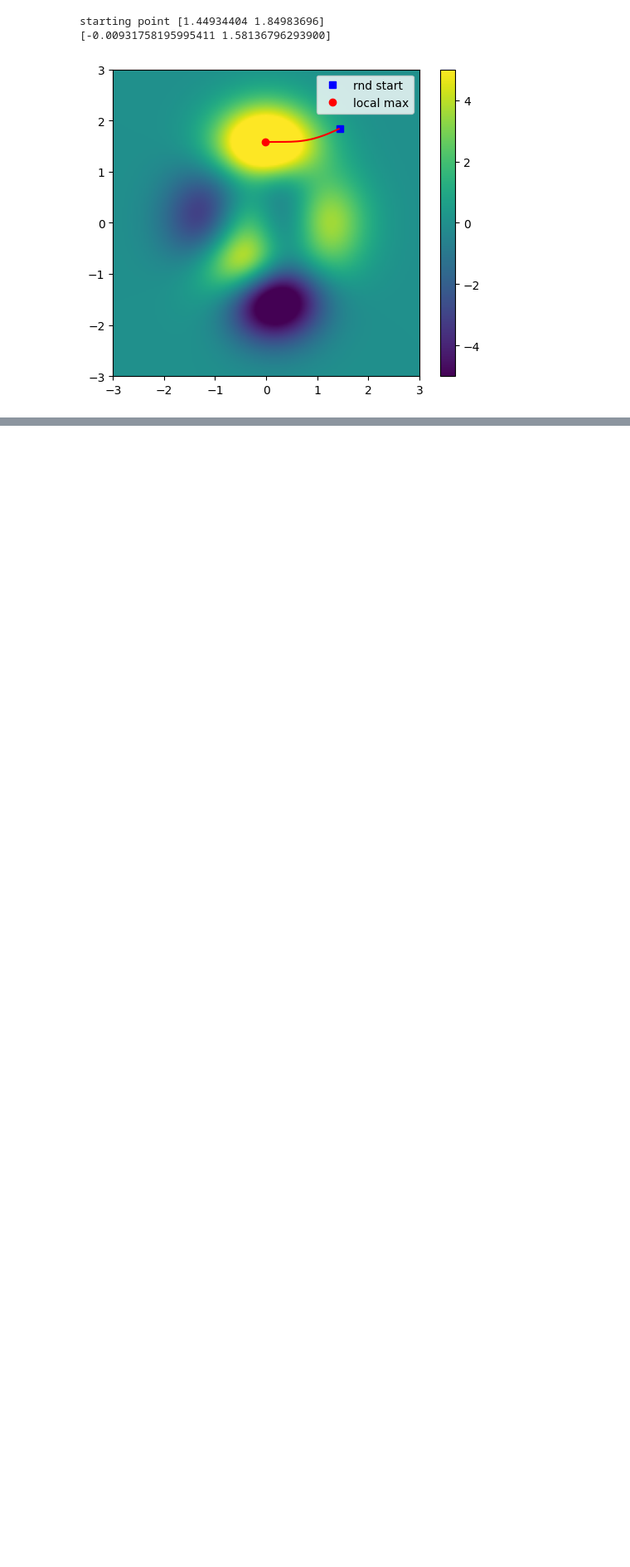
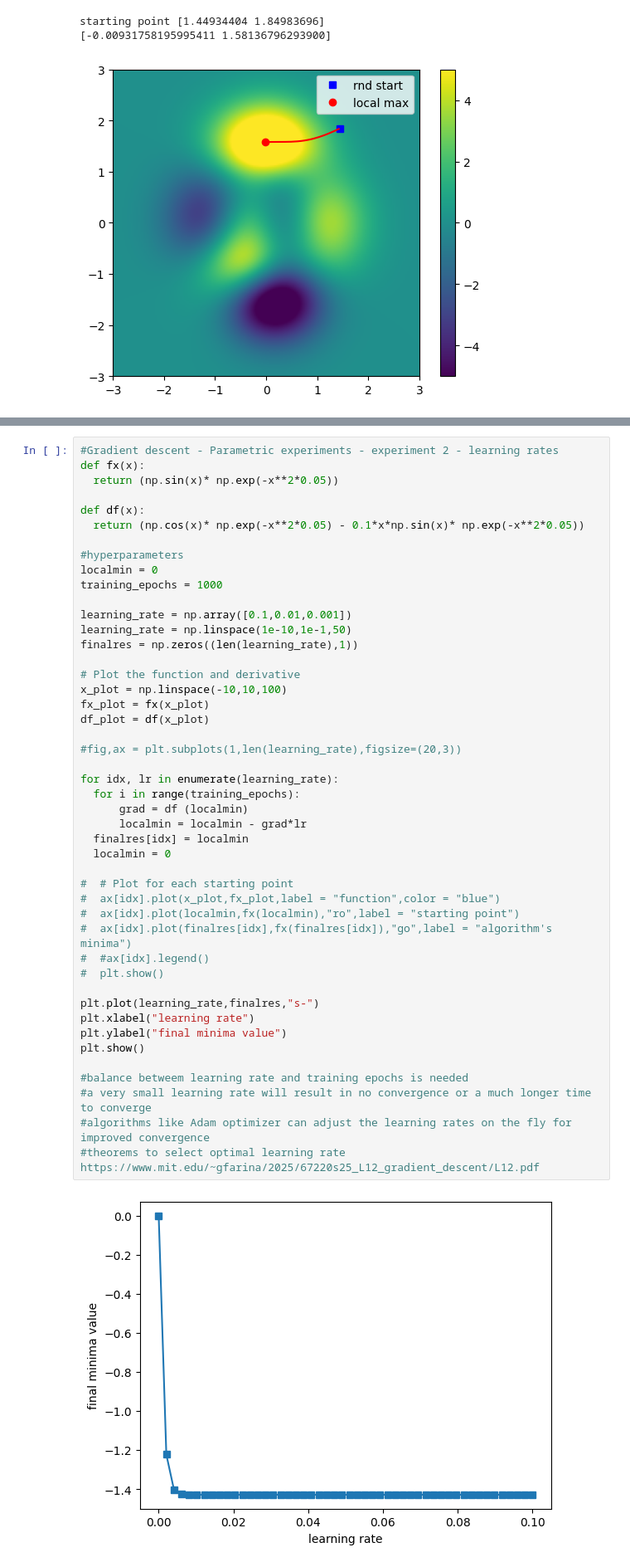
Before and after one commit to taruvaid/Fourier-Neural-Operators, a Jupyter notebook: gradient_descent.ipynb, the cells around one changed output, grey strips where cells are left out. Shown at 83% size. Cells and saved outputs as stored; diff of their text form; blank space fills up the shorter version.

```diff
--- a/gradient_descent.ipynb
+++ b/gradient_descent.ipynb
@@ -1000,0 +1095,48 @@ starting point [1.44934404 1.84983696]
+# %%
+#Gradient descent - Parametric experiments - experiment 2 - learning rates
+def fx(x):
+  return (np.sin(x)* np.exp(-x**2*0.05))
+
+def df(x):
+  return (np.cos(x)* np.exp(-x**2*0.05) - 0.1*x*np.sin(x)* np.exp(-x**2*0.05))
+
+#hyperparameters
+localmin = 0
+training_epochs = 1000
+
+learning_rate = np.array([0.1,0.01,0.001])
+learning_rate = np.linspace(1e-10,1e-1,50)
+finalres = np.zeros((len(learning_rate),1))
+
+# Plot the function and derivative
+x_plot = np.linspace(-10,10,100)
+fx_plot = fx(x_plot)
+df_plot = df(x_plot)
+
+#fig,ax = plt.subplots(1,len(learning_rate),figsize=(20,3))
+
+for idx, lr in enumerate(learning_rate):
+  for i in range(training_epochs):
+      grad = df (localmin)
+      localmin = localmin - grad*lr
+  finalres[idx] = localmin
+  localmin = 0
+
+#  # Plot for each starting point
+#  ax[idx].plot(x_plot,fx_plot,label = "function",color = "blue")
+#  ax[idx].plot(localmin,fx(localmin),"ro",label = "starting point")
+#  ax[idx].plot(finalres[idx],fx(finalres[idx]),"go",label = "algorithm's minima")
+#  #ax[idx].legend()
+#  plt.show()
+
+plt.plot(learning_rate,finalres,"s-")
+plt.xlabel("learning rate")
+plt.ylabel("final minima value")
+plt.show()
+
+#balance betweem learning rate and training epochs is needed
+#a very small learning rate will result in no convergence or a much longer time to converge
+#algorithms like Adam optimizer can adjust the learning rates on the fly for improved convergence
+#theorems to select optimal learning rate https://www.mit.edu/~gfarina/2025/67220s25_L12_gradient_descent/L12.pdf
+# %% [output]
+[figure, added]
```
Also changed, not shown: parts of 11 cells of this notebook.
